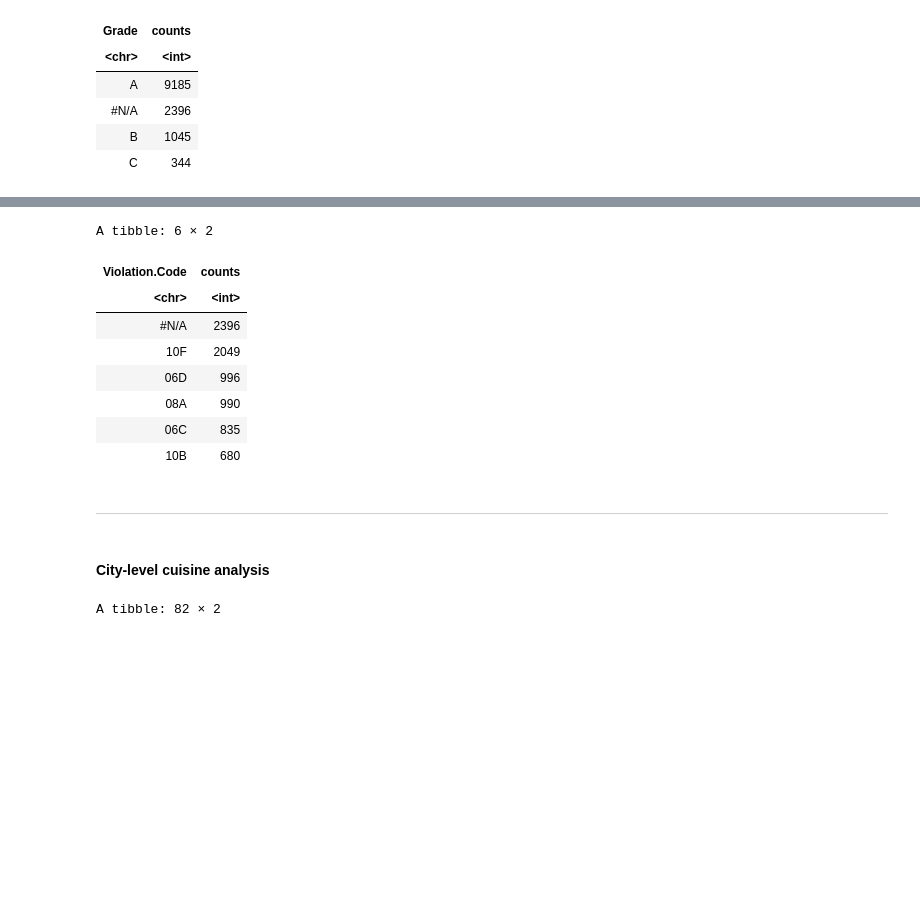
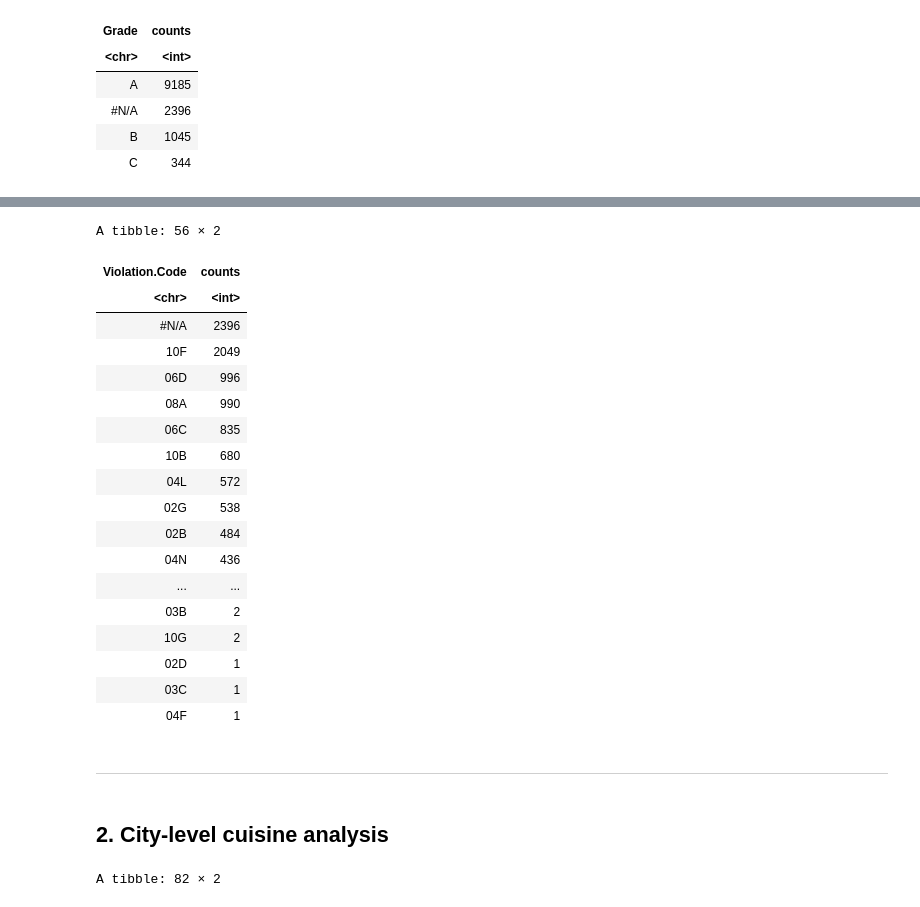
Before and after one commit to JieyingCai/final-project-restaurant, a Jupyter notebook: source.ipynb, the cells around one changed output, grey strips where cells are left out. Cells and saved outputs as stored; diff of their text form; code cells hidden in the pictures; blank space fills up the shorter version.

```diff
--- a/source.ipynb
+++ b/source.ipynb
@@ -33,7 +32,7 @@ A data.frame: 6 × 12
 # %%
 library(lubridate)
 # %%
-date_data$year <- year(date_data$Time.of.Submission)
+rest_data$year <- year(rest_data$Time.of.Submission)
 # %%
-date_data$month <- month(date_data$Time.of.Submission)
+rest_data$month <- month(rest_data$Time.of.Submission)
 # %%
@@ -115,26 +118,36 @@ A tibble: 4 × 2
 # %%
 violation_code_df <- rest_data %>%
     group_by(Violation.Code) %>%
     summarise(
         counts = n()
     ) %>%
  arrange(desc(counts))
 
-head(violation_code_df)
+violation_code_df
 # %% [output]
-A tibble: 6 × 2
+A tibble: 56 × 2
 | Violation.Code | counts |
 | <chr> | <int> |
 | #N/A | 2396 |
 | 10F | 2049 |
 | 06D | 996 |
 | 08A | 990 |
 | 06C | 835 |
 | 10B | 680 |
+| 04L | 572 |
+| 02G | 538 |
+| 02B | 484 |
+| 04N | 436 |
+| ... | ... |
+| 03B | 2 |
+| 10G | 2 |
+| 02D | 1 |
+| 03C | 1 |
+| 04F | 1 |
 # %% [markdown]
 ---
 # %% [markdown]
-#### City-level cuisine analysis
+## 2. City-level cuisine analysis
 # %%
 cuisin_df <- rest_data %>%
     group_by(Cuisin) %>%
```
Also changed, not shown: parts of 23 cells of this notebook.
